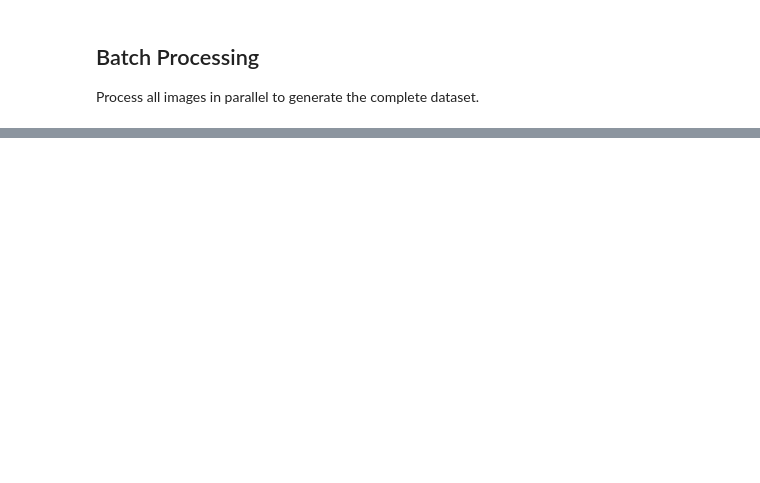
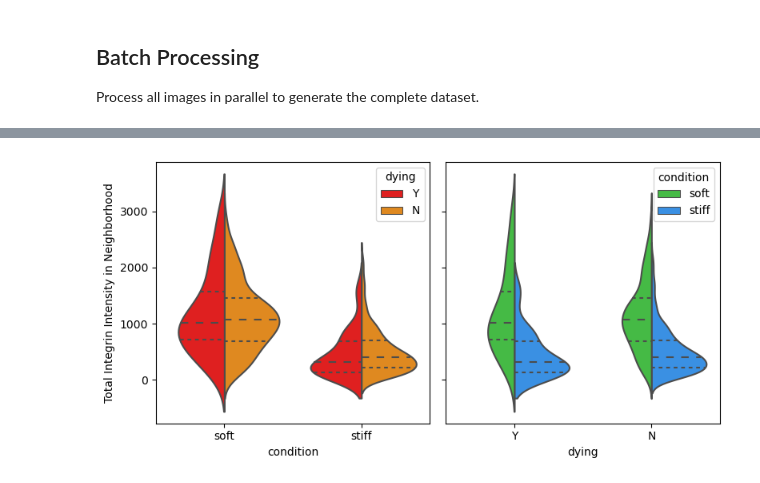
Before and after one commit to isobelth/image_quantification, a Jupyter notebook: Apoptosis_Analysis/c3_inntegrin_proximity_analysis.ipynb, the cells around one changed output, grey strips where cells are left out. Saved outputs shown, nothing was run; the diff lists cells and outputs as text; code cells hidden in the pictures; blank space fills up the shorter version.

Commit message:
working c3_integrin_proximity analysis with graphs

```diff
--- a/Apoptosis_Analysis/c3_inntegrin_proximity_analysis.ipynb
+++ b/Apoptosis_Analysis/c3_inntegrin_proximity_analysis.ipynb
@@ -470,8 +528,8 @@ Found 20 images, 20 C3 masks, 20 DAPI masks
 # %%
 # Process a single image for testing
 i = 7
-C3_props, C3_labels, C3_rescaled, distance_scaled, live_cell_labels, filtered_labelled_image, acinus_image, rgb_image, rescaled_live_cells = segment_and_quantify(
-    i, image_paths, c3_paths, dapi_paths, C3_channel=2, to_plot=True
+all_cell_info, estimated_cell_labels, C3_labels, live_cell_labels, acinus_label, rgb_image, rescaled_proximity_protein_image = segment_and_quantify(
+    i, image_paths, c3_paths, dapi_paths, C3_channel=2, membrane_channel=1, proximity_protein_channel=3, to_plot=True
 )
 # %% [output]
 d7_soft_12g10_c3008_cmle.tif
@@ -524,12 +569,12 @@ Process all images in parallel to generate the complete dataset.
 # %%
 # Process all images in parallel
 with tqdm_joblib(tqdm(desc="Image Analysis", total=len(image_paths))) as progress_bar:
-    c3_props = Parallel(n_jobs=4)(
-        delayed(segment_and_quantify)(i, image_paths, c3_paths, dapi_paths, to_plot=False)
+    all_cell_info = Parallel(n_jobs=4)(
+        delayed(segment_and_quantify)(i, image_paths, c3_paths, dapi_paths, C3_channel=2, membrane_channel=1, proximity_protein_channel=3,to_plot=False)
         for i in range(len(image_paths))
     )
 
 # Combine results into a single DataFrame
-results_df = pd.concat(c3_props, ignore_index=True)
+results_df = pd.concat(all_cell_info, ignore_index=True)
 print(f"\nAnalysis complete! Processed {len(image_paths)} images.")
 print(f"Total C3-positive cells detected: {results_df[results_df['label'] != 'no_c3'].shape[0]}")
@@ -535,0 +596,11 @@ print(f"Total C3-positive cells detected: {results_df[results_df['label'] != 'no
+# %%
+import seaborn as sns
+import matplotlib.pyplot as plt
+fig, ax = plt.subplots(ncols = 2, figsize=(8,4), sharey=True)
+sns.violinplot(data=results_df, x='condition', y='proximity_intensity_total_neighborhood', hue='dying', split=True, inner='quartile', palette=["red", "darkorange"], ax=ax[0])
+sns.violinplot(data=results_df, x='dying', y='proximity_intensity_total_neighborhood', hue='condition', split=True, inner='quartile', palette=["limegreen", "dodgerblue"], ax=ax[1])
+ax[0].set_ylabel("Total Integrin Intensity in Neighborhood")
+ax[1].set_ylabel("")
+plt.tight_layout()
+# %% [output]
+[figure, added]
```
Also changed, not shown: parts of 14 cells of this notebook.
